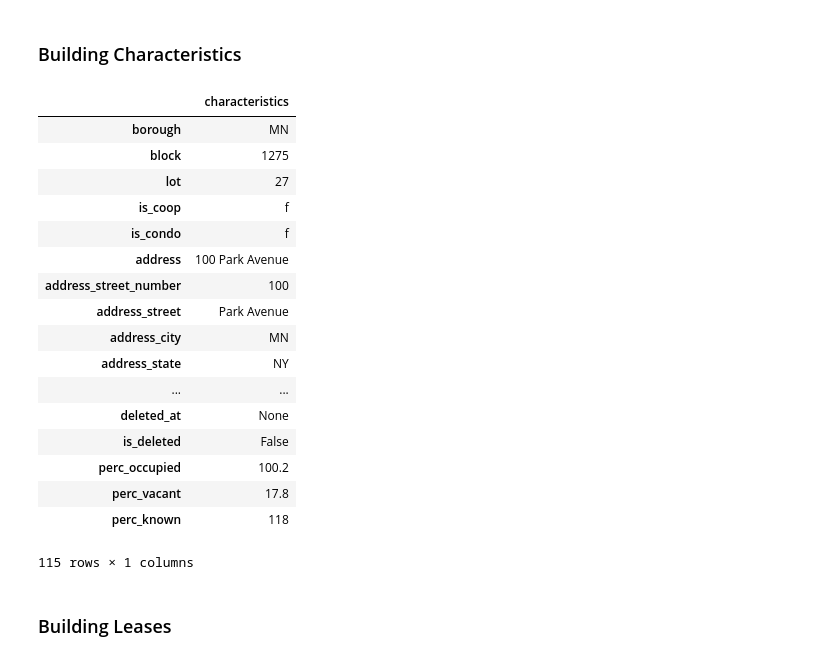
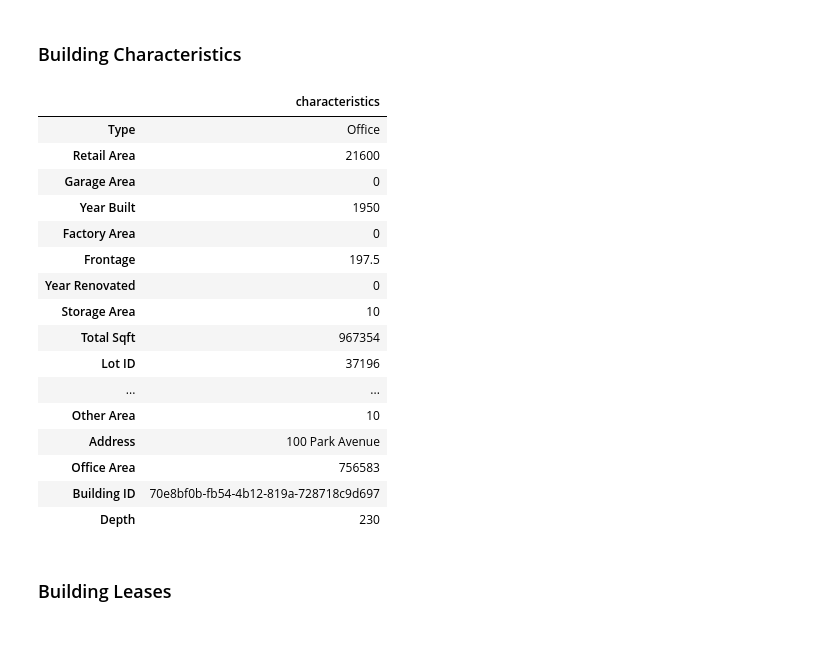
Before and after one commit to baya-network/consortium_analytics, a Jupyter notebook: NYC.ipynb, the cells around one changed output. Cells and saved outputs as stored; diff of their text form; code cells hidden in the pictures.

```diff
--- a/NYC.ipynb
+++ b/NYC.ipynb
@@ -18,26 +18,25 @@ bldg.show_location()
 # %% [markdown]
 ### Building Characteristics
 # %%
-bldg.get_ry_data()
+bldg.get_bldg_data()
 # %% [output]
 |  | characteristics |
-| borough | MN |
-| block | 1275 |
-| lot | 27 |
-| is_coop | f |
-| is_condo | f |
-| address | 100 Park Avenue |
-| address_street_number | 100 |
-| address_street | Park Avenue |
-| address_city | MN |
-| address_state | NY |
+| Type | Office |
+| Retail Area | 21600 |
+| Garage Area | 0 |
+| Year Built | 1950 |
+| Factory Area | 0 |
+| Frontage | 197.5 |
+| Year Renovated | 0 |
+| Storage Area | 10 |
+| Total Sqft | 967354 |
+| Lot ID | 37196 |
 | ... | ... |
-| deleted_at | None |
-| is_deleted | False |
-| perc_occupied | 100.2 |
-| perc_vacant | 17.8 |
-| perc_known | 118 |
+| Other Area | 10 |
+| Address | 100 Park Avenue |
+| Office Area | 756583 |
+| Building ID | 70e8bf0b-fb54-4b12-819a-728718c9d697 |
+| Depth | 230 |
-115 rows × 1 columns
 # %% [markdown]
 ### Building Leases
 # %%
```
Also changed, not shown: parts of 2 cells of this notebook, 1 other file.
